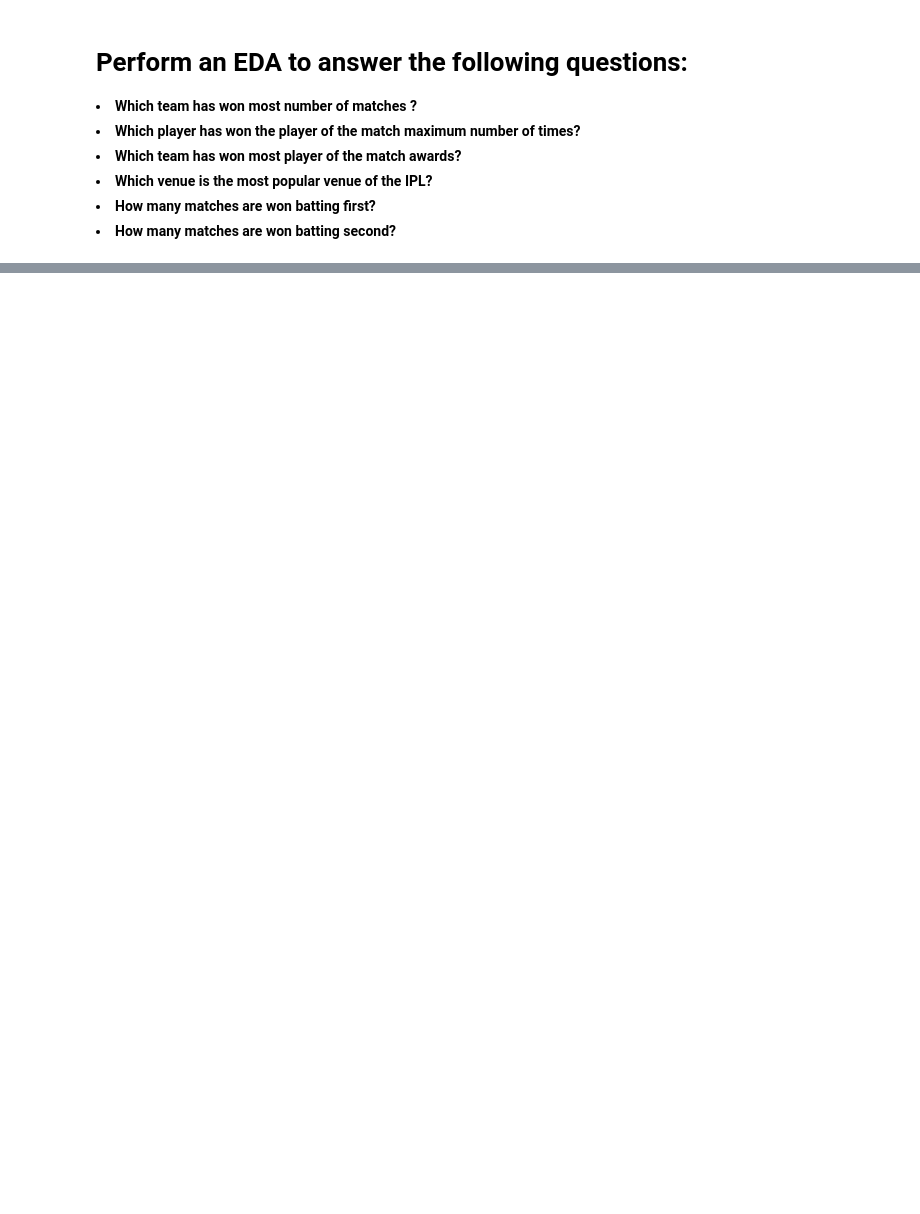
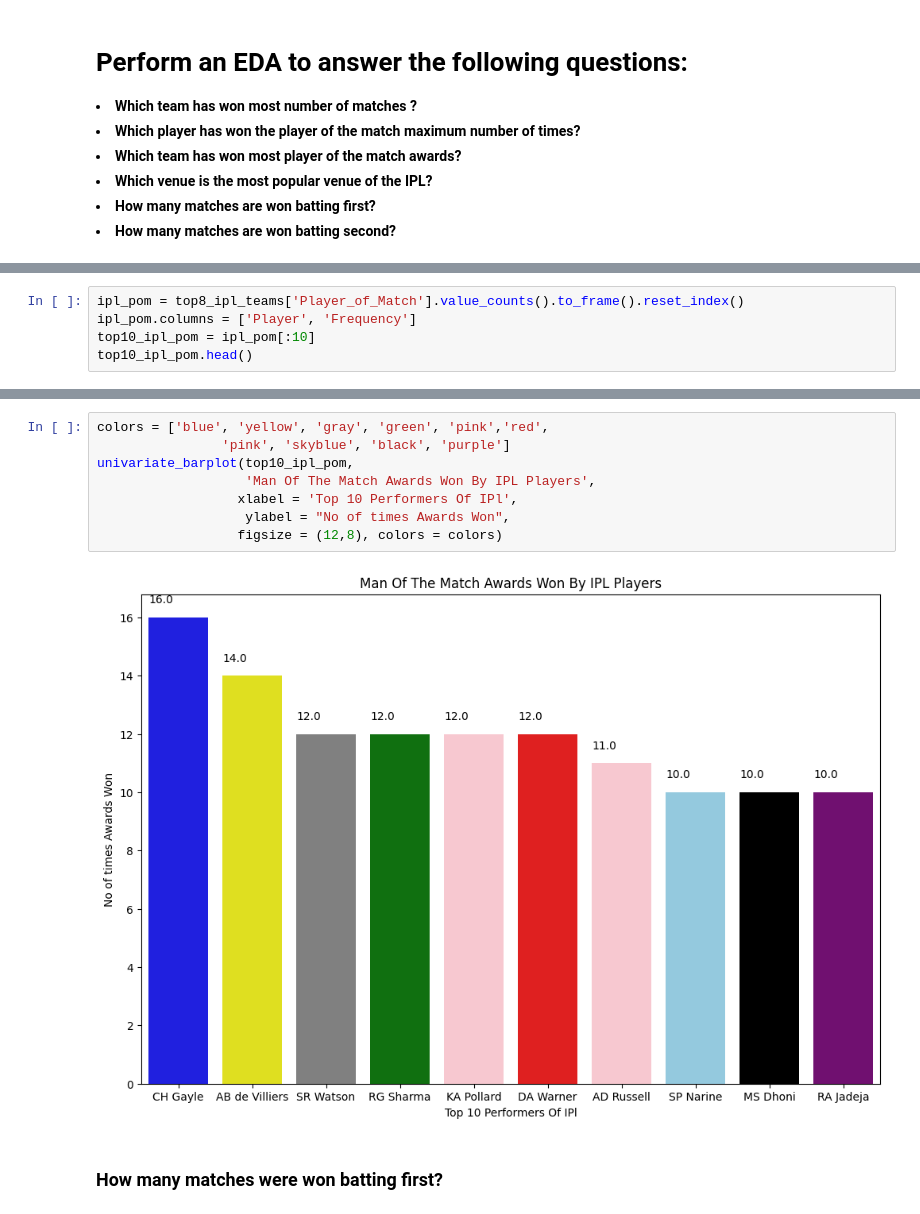
Before and after one commit to prabhat-123/Python_For_Data_Science, a Jupyter notebook: ipl.ipynb, the cells around one changed output, grey strips where cells are left out. Drawn from its saved outputs; the diff is of its cells as text; blank space fills up the shorter version.

```diff
--- a/ipl.ipynb
+++ b/ipl.ipynb
@@ -232,0 +342,5 @@ Index(['ID', 'City', 'Date', 'Season', 'MatchNumber', 'Team1', 'Team2',
+# %%
+ipl_pom = top8_ipl_teams['Player_of_Match'].value_counts().to_frame().reset_index()
+ipl_pom.columns = ['Player', 'Frequency']
+top10_ipl_pom = ipl_pom[:10]
+top10_ipl_pom.head()
@@ -232,0 +354,12 @@ Index(['ID', 'City', 'Date', 'Season', 'MatchNumber', 'Team1', 'Team2',
+# %%
+colors = ['blue', 'yellow', 'gray', 'green', 'pink','red',
+                'pink', 'skyblue', 'black', 'purple']
+univariate_barplot(top10_ipl_pom,
+                   'Man Of The Match Awards Won By IPL Players',
+                  xlabel = 'Top 10 Performers Of IPl',
+                   ylabel = "No of times Awards Won",
+                  figsize = (12,8), colors = colors)
+# %% [output]
+[figure, added]
+# %% [markdown]
+### How many matches were won batting first?
```
Also changed, not shown: parts of 35 cells of this notebook, 1 other file.
